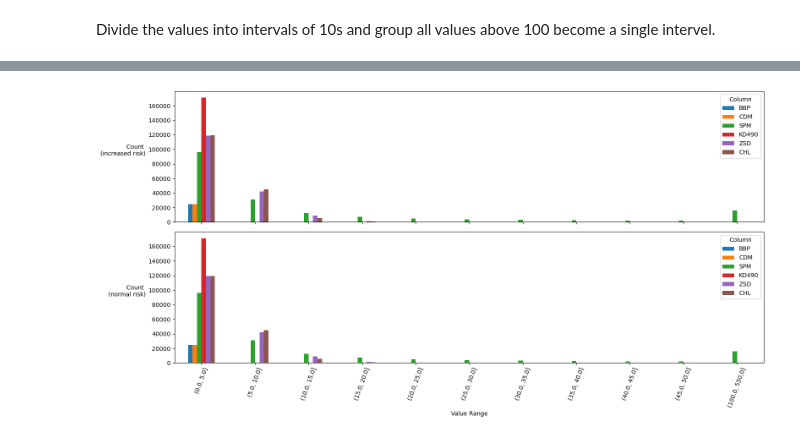
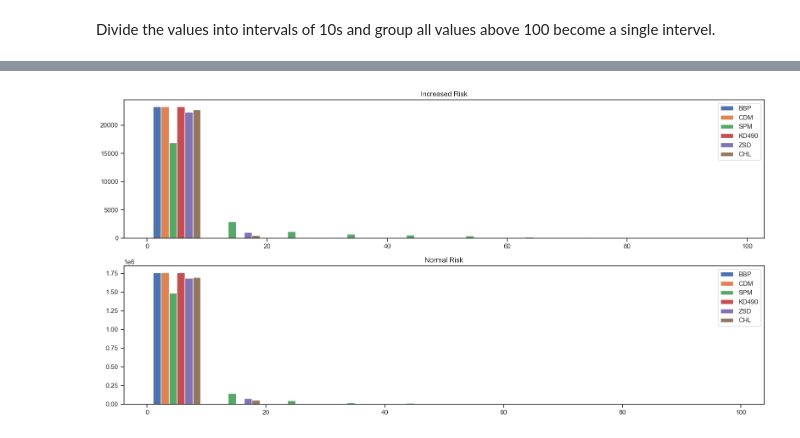
Before and after one commit to lse-st498/P6_WaterPollution_2022_23, a Jupyter notebook: exploratory_data_analysis /EDA_on_original_data(s3).ipynb, the cells around one changed output, grey strips where cells are left out. Drawn from its saved outputs; the diff is of its cells as text; code cells hidden in the pictures.

```diff
--- a/exploratory_data_analysis /EDA_on_original_data(s3).ipynb
+++ b/exploratory_data_analysis /EDA_on_original_data(s3).ipynb
@@ -212,15 +160,18 @@ counts_increased.index.values[-1] = '(100.0, 550,0]'
-# %%
-fig, axs = plt.subplots(2,1, figsize=(16, 8), sharex=True)
-
-counts_increased.plot(kind='bar', ax=axs[0])
-counts_normal.plot(kind='bar', ax=axs[1])
-axs[1].set_xlabel('Value Range')
-axs[0].set_ylabel(r'Count '+'\n'+'(increased risk)', rotation=0, ha='right')
-axs[1].set_ylabel(r'Count '+'\n'+'(normal risk)', rotation=0, ha='right')
-axs[0].legend(title='Column')
-axs[1].legend(title='Column')
-axs[1].set_xticklabels(axs[1].get_xticklabels(), rotation=70)
-plt.tight_layout()
-plt.show()
-# %% [output]
-[figure, removed]
+# %%
+df_increased = df[df['riskLevelLabel'] == 1].drop('riskLevelLabel',axis=1)
+df_normal = df[df['riskLevelLabel'] == 0].drop('riskLevelLabel',axis=1)
+# %%
+fig, axes = plt.subplots(nrows=2, ncols=1, figsize=(16, 8))
+
+axes[0].hist(df_increased[['BBP', 'CDM', 'SPM', 'KD490', 'ZSD', 'CHL']], bins=10, label=['BBP', 'CDM', 'SPM', 'KD490', 'ZSD', 'CHL'])
+axes[0].legend()
+axes[0].set_title('Increased Risk')
+
+axes[1].hist(df_normal[['BBP', 'CDM', 'SPM', 'KD490', 'ZSD', 'CHL']], bins=10, label=['BBP', 'CDM', 'SPM', 'KD490', 'ZSD', 'CHL'])
+axes[1].legend()
+axes[1].set_title('Normal Risk')
+
+plt.tight_layout()
+plt.show()
+# %% [output]
+[figure, added]
```
Also changed, not shown: parts of 21 cells of this notebook, 4 other files.
